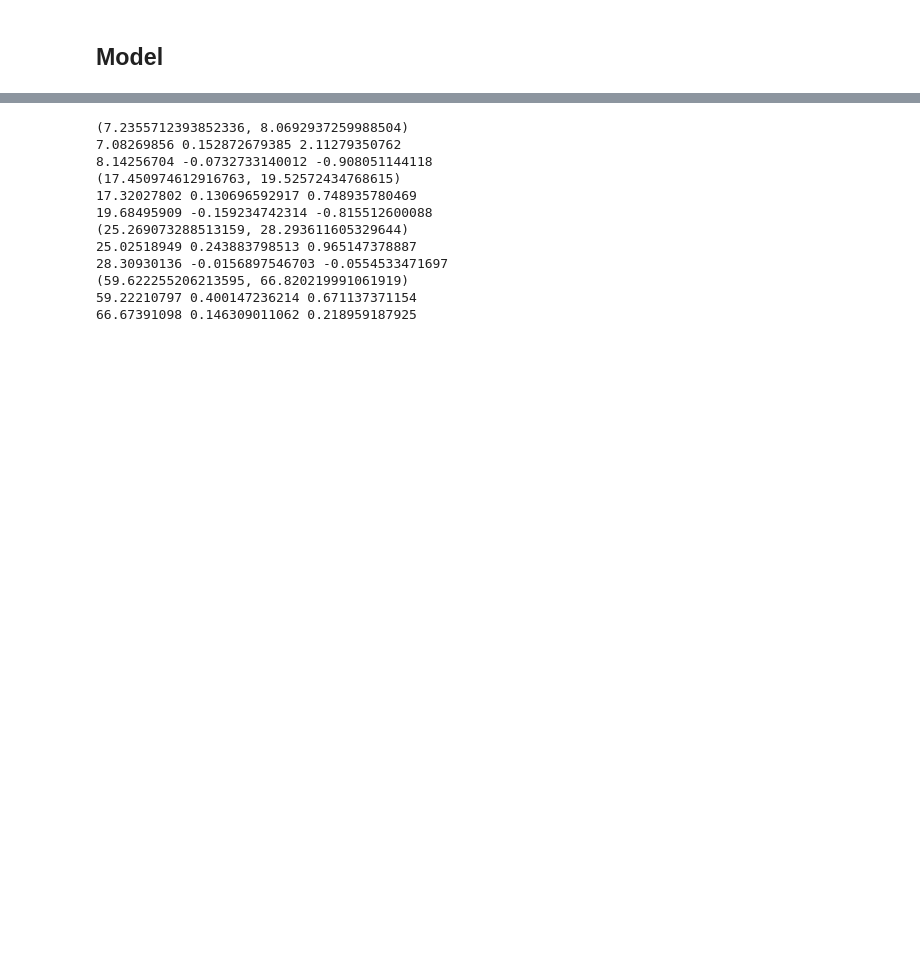
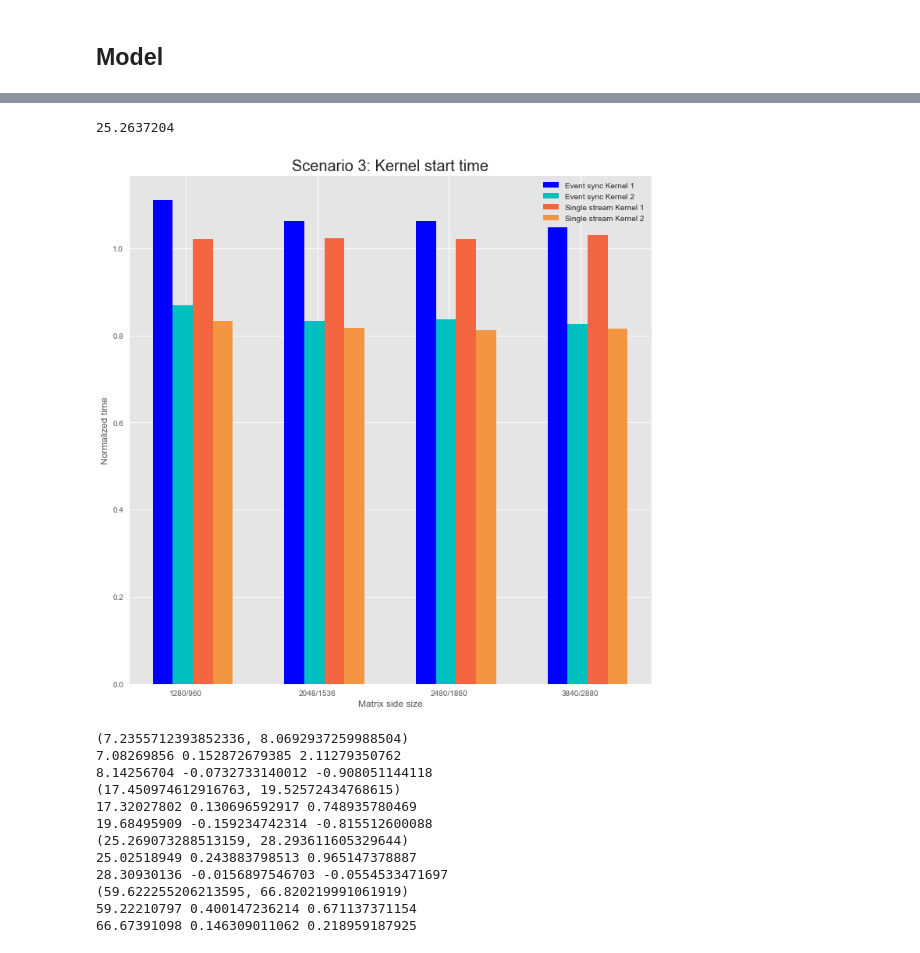
Before and after one commit to Erikun/bandwidthpartition, a Jupyter notebook: chunkedwithkernels.ipynb, the cells around one changed output, grey strips where cells are left out. Saved outputs shown, nothing was run; the diff lists cells and outputs as text; code cells hidden in the pictures; blank space fills up the shorter version.

```diff
--- a/chunkedwithkernels.ipynb
+++ b/chunkedwithkernels.ipynb
@@ -289,3 +396,51 @@ mtest620.head()
+# %%
+sidesize=["1280/960","2048/1536","2480/1860","3840/2880"]
+m1p1=[]
+m1p2=[]
+p960_1280=p11280+p2960-p1960
+p1536_2048=p12048+p21536-p11536
+p1860_2480=p12480+p21860-p11860
+p2880_3840=p13840+p22880-p12880
+print p1536_2048
+m1p1.append(11.114/p960_1280)
+m1p2.append(8.692/p960_1280)
+m1p1.append(26.839/p1536_2048)
+m1p2.append(21.073/p1536_2048)
+m1p1.append(39.060/p1860_2480)
+m1p2.append(30.771 /p1860_2480)
+m1p1.append(92.308/p2880_3840)
+m1p2.append(72.849/p2880_3840)
+
+m1sp1=[]
+m1sp2=[]
+m1sp1.append(10.213/p960_1280)
+m1sp2.append(8.337/p960_1280)
+m1sp1.append(25.848/p1536_2048)
+m1sp2.append(20.633/p1536_2048)
+m1sp1.append(37.548/p1860_2480)
+m1sp2.append(29.899 /p1860_2480)
+m1sp1.append(90.821/p2880_3840)
+m1sp2.append(71.887/p2880_3840)
+size=0.1525
+N=len(m1p1)
+y=np.arange(N)
+fig, ax = plt.subplots()
+rects1 = ax.bar(y,m1p1, size, color='b')
+rects2 = ax.bar(y+size,m1p2, size, color='c')
+rects3 = ax.bar(y+size*2,m1sp1, size, color='#f46542')
+rects4 = ax.bar(y+size*3,m1sp2, size, color='#f49541')
+ax.set_xticks(y + 0.35 / 2)
+ax.set_xticklabels(sidesize)
+ax.legend((rects1[0], rects2[0],rects3[0],rects4[0]), ('Event sync Kernel 1', 'Event sync Kernel 2','Single stream Kernel 1', 'Single stream Kernel 2'))
+ax.set_xlabel("Matrix side size")
+ax.set_ylabel("Normalized time")
+plt.title("Scenario 3: Kernel start time",fontsize=20)
+
+
+plt.show()
+# %% [output]
+25.2637204
+[figure, added]
 # %%
 mtest = pd.read_csv('./data/kerneltestdata/modeltest320_960v3.csv', sep = ',')
 mtest.columns = mtest.columns.str.strip()
```
Also changed, not shown: parts of 17 cells of this notebook.
